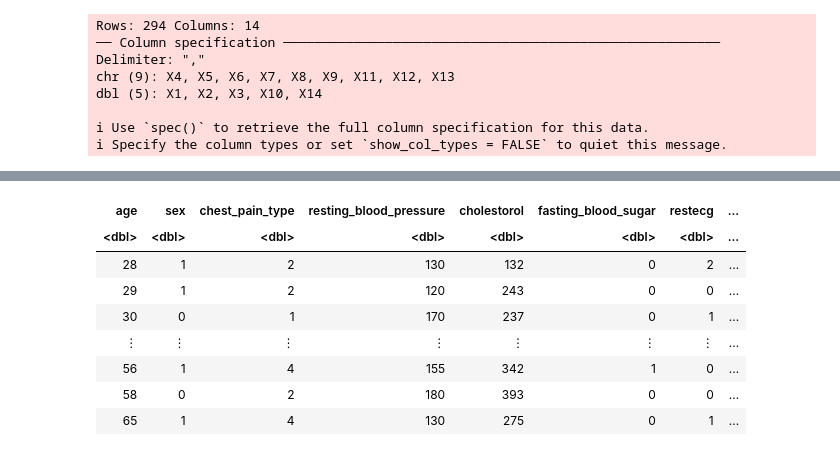
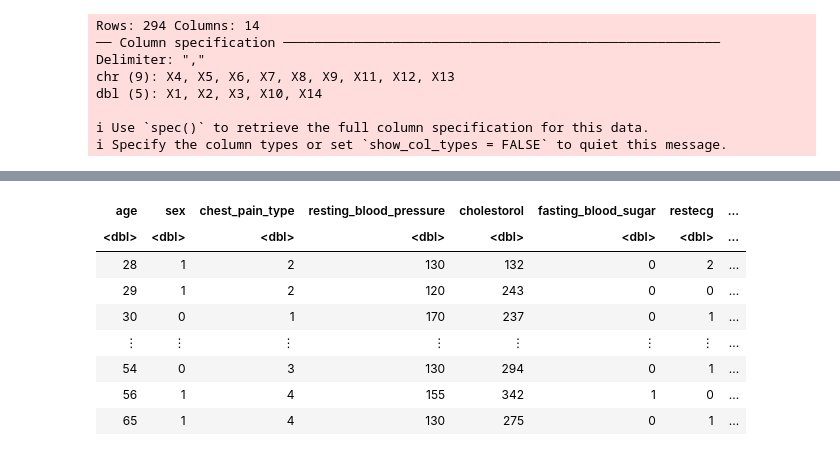
Before and after one commit to Jaspal-Basra1/DSCI100Project, a Jupyter notebook: project.ipynb, the cells around one changed output, grey strips where cells are left out. Drawn from its saved outputs; the diff is of its cells as text; code cells hidden in the pictures.

```diff
--- a/project.ipynb
+++ b/project.ipynb
@@ -26,6 +36,10 @@ ERROR: Error in file(filename, "r", encoding = encoding): cannot open the connec
 # %%
-data <- read_csv("data/processed.hungarian.data", col_names = FALSE)
-data <- rename(data,
+# Read data
+url <- "https://archive.ics.uci.edu/ml/machine-learning-databases/heart-disease/processed.hungarian.data"
+heart_disease_data <- read_csv(url, col_names = FALSE)
+
+# Add column names
+heart_disease_data <- rename(heart_disease_data,
        age = X1,
        sex = X2,
        chest_pain_type = X3,
@@ -39,52 +53,77 @@ data <- rename(data,
        slope = X11,
        ca = X12,
        thal = X13,
-       num = X14)
+       has_heart_disease = X14)
 
-data <- data |>
+# Remove unnecessary columns (these won't be used in our analysis)
+heart_disease_data <- heart_disease_data |>
    select(-slope, -ca, -thal)
 
-data <- data |>
+# Filter out observations with missing data
+heart_disease_data <- heart_disease_data |>
    filter(resting_blood_pressure != '?', cholestorol != '?', fasting_blood_sugar != '?', restecg != '?', max_heart_rate != '?', exercise_induced_angina != '?', oldpeak != '?')
 
-data$resting_blood_pressure <- as.numeric(data$resting_blood_pressure)
-data$cholestorol <- as.numeric(data$cholestorol)
-data$fasting_blood_sugar <- as.numeric(data$fasting_blood_sugar)
-data$restecg <- as.numeric(data$restecg)
-data$max_heart_rate <- as.numeric(data$max_heart_rate)
-data$exercise_induced_angina <- as.numeric(data$exercise_induced_angina)
-data$oldpeak <- as.numeric(data$oldpeak)
+# Convert columns to numeric type
+heart_disease_data$resting_blood_pressure <- as.numeric(heart_disease_data$resting_blood_pressure)
+heart_disease_data$cholestorol <- as.numeric(heart_disease_data$cholestorol)
+heart_disease_data$fasting_blood_sugar <- as.numeric(heart_disease_data$fasting_blood_sugar)
+heart_disease_data$restecg <- as.numeric(heart_disease_data$restecg)
+heart_disease_data$max_heart_rate <- as.numeric(heart_disease_data$max_heart_rate)
+heart_disease_data$exercise_induced_angina <- as.numeric(heart_disease_data$exercise_induced_angina)
+heart_disease_data$oldpeak <- as.numeric(heart_disease_data$oldpeak)
+heart_disease_data$has_heart_disease <- as.factor(heart_disease_data$has_heart_disease)
 
-data_p <- data
-data_p
+# Convert heart disease labels from numbers to words
+levels(heart_disease_data$has_heart_disease)[levels(heart_disease_data$has_heart_disease) == '0'] <- 'No'
+levels(heart_disease_data$has_heart_disease)[levels(heart_disease_data$has_heart_disease) == '1'] <- 'Yes'
 
-data$sex <- as.factor(data$sex)
-levels(data$sex)[levels(data$sex) == '0'] <- 'Female'
-levels(data$sex)[levels(data$sex) == '1'] <- 'Male'
+# Split the data into training and testing sets
+heart_disease_data_split <- initial_split(heart_disease_data, prop = 0.75, strata = has_heart_disease)
+heart_disease_data_training <- training(heart_disease_data_split)
+heart_disease_data_testing <- testing(heart_disease_data_split)
 
-data$num <- as.factor(data$num)
-levels(data$num)[levels(data$num) == '0'] <- 'No'
-levels(data$num)[levels(data$num) == '1'] <- 'Yes'
+# Print training data
+heart_disease_data_training
 
-data$fasting_blood_sugar <- as.factor(data$fasting_blood_sugar)
-levels(data$fasting_blood_sugar)[levels(data$fasting_blood_sugar) == '0'] <- 'No'
-levels(data$fasting_blood_sugar)[levels(data$fasting_blood_sugar) == '1'] <- 'Yes'
-
-data$exercise_induced_angina <- as.factor(data$exercise_induced_angina)
-levels(data$exercise_induced_angina)[levels(data$exercise_induced_angina) == '0'] <- 'No'
-levels(data$exercise_induced_angina)[levels(data$exercise_induced_angina) == '1'] <- 'Yes'
-
-data_r <- data
-data_r
-
-summary <- data_p |>
-   group_by(num) |>
+# Summarize the training data by grouping by num and calculating means of the various columns
+summary <- heart_disease_data_training |>
+   group_by(has_heart_disease) |>
    summarize(across(age:oldpeak, mean))
 
+# Remove columns for which mean is not useful (i.e. data is discrete and not continuous)
 summary <- summary |>
    select(-chest_pain_type, -restecg, -exercise_induced_angina)
 
+# Print summary statistics
 summary
+
+# Select data to visualize
+heart_disease_training_plot_data <- heart_disease_data_training |>
+   select(age, max_heart_rate, has_heart_disease)
+
+# Scale data for effective visualization
+heart_disease_recipe <- recipe(has_heart_disease ~ ., data = heart_disease_training_plot_data) |>
+   step_scale(all_predictors()) |>
+   step_center(all_predictors()) |>
+   prep()
+
+scaled_heart_disease_data <- bake(heart_disease_recipe, heart_disease_training_plot_data)
+
+# Print scaled data
+scaled_heart_disease_data
+
+# Change plot dimensions
+options(repr.plot.width = 12, repr.plot.height = 6)
+
+# Plot data
+heart_disease_plot <- scaled_heart_disease_data |>
+   ggplot(aes(x = age, y = max_heart_rate, color = has_heart_disease)) +
+   geom_point() +
+   theme(text = element_text(size = 20)) +
+   labs(x = "Age (Standardized)", y = "Max Heart Rate (Standardized)", title = "Age vs Max Heart Rate (Colored by Heart Disease)", color = "Has Heart Disease?")
+
+# Display plot
+heart_disease_plot
 # %% [output]
 Rows: 294 Columns: 14
 ── Column specification ────────────────────────────────────────────────────────
@@ -98,9 +137,9 @@ A tibble: 261 × 11
 | age | sex | chest_pain_type | resting_blood_pressure | cholestorol | fasting_blood_sugar | restecg | ... |
 | <dbl> | <dbl> | <dbl> | <dbl> | <dbl> | <dbl> | <dbl> | ... |
 | 28 | 1 | 2 | 130 | 132 | 0 | 2 | ... |
 | 29 | 1 | 2 | 120 | 243 | 0 | 0 | ... |
 | 30 | 0 | 1 | 170 | 237 | 0 | 1 | ... |
 | ⋮ | ⋮ | ⋮ | ⋮ | ⋮ | ⋮ | ⋮ | ... |
+| 54 | 0 | 3 | 130 | 294 | 0 | 1 | ... |
 | 56 | 1 | 4 | 155 | 342 | 1 | 0 | ... |
-| 58 | 0 | 2 | 180 | 393 | 0 | 0 | ... |
 | 65 | 1 | 4 | 130 | 275 | 0 | 1 | ... |
```
Also changed, not shown: parts of 5 cells of this notebook, 1 other file.
